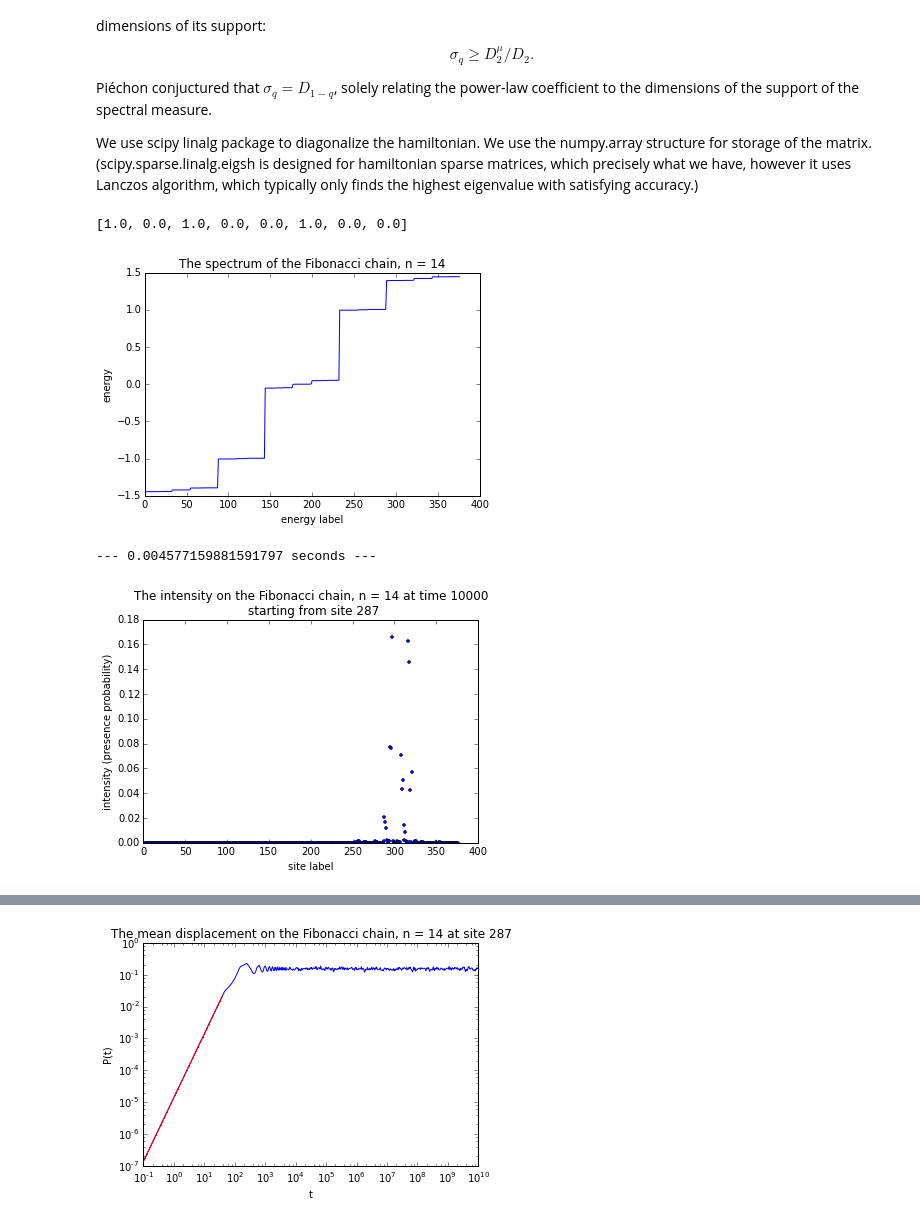
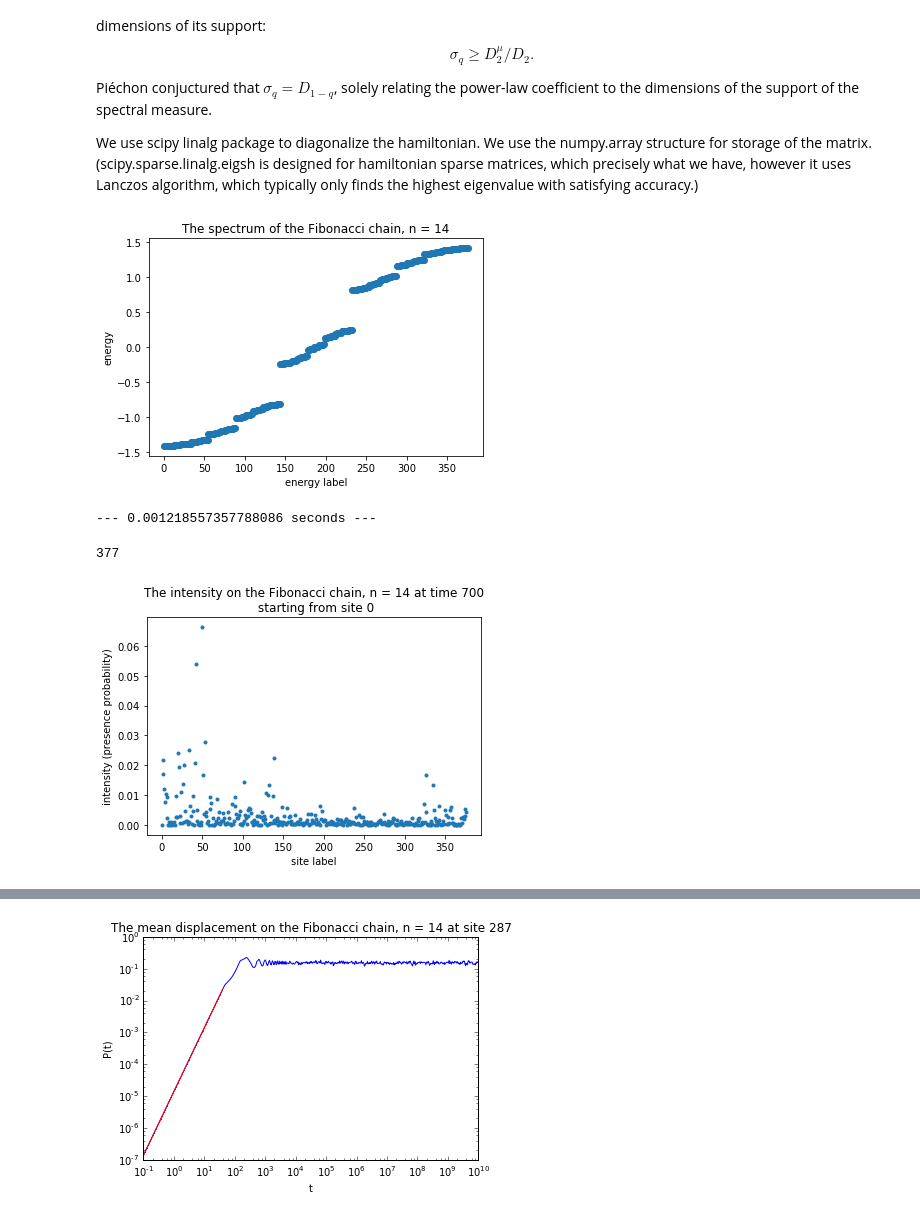
Before and after one commit to Yukee/spectrum_quasicrystals, a Jupyter notebook: Fibonacci/dynamics_wavepackets.ipynb, the cells around one changed output, grey strips where cells are left out. Drawn from its saved outputs; the diff is of its cells as text; code cells hidden in the pictures.

```diff
--- a/Fibonacci/dynamics_wavepackets.ipynb
+++ b/Fibonacci/dynamics_wavepackets.ipynb
@@ -39,7 +39,7 @@ import time
 """ build the Fibonacci tight-binding hamiltonian """
 
 # couplings
-tw = 0.
+tw = 0.1
 ts = 1.
 
 # compute Fibonacci numbers
@@ -53,7 +53,7 @@ def fib(n):
 om = 2./(1.+math.sqrt(5))
 
 # size
-n = 14
+n = 8
 L = fib(n)
 
 # jump amplitudes
@@ -72,20 +72,33 @@ for i in range(L-1):
 # there is 1 band above the diagonal, so a_band has shape (2,L)
 a_band = np.zeros((2,L))
 for i in range(L-1): a_band[0,i+1] = h[i,i+1]
+
+# jump amplitudes
+def jump(n, i, tw, ts):
+    p = fib(n-2)
+    q = fib(n-1)
+    L = fib(n)
+    if(i*q % L < p):return ts
+    else:return tw
+
+# build the hamiltonian (periodic boundary conditions)
+def hp(n, rho):
+    L = fib(n)
+    hp = np.zeros((L,L))
+    for i in range(L-1):
+        hp[i,i+1] = jump(n, i, rho, 1.)
+        hp[i+1,i] = hp[i,i+1]
+        hp[0,L-1] = jump(n, L-1, rho, 1.)
+        hp[L-1,0] = hp[0,L-1]
+    return hp
-# %%
-""" coupling sequence used by Alexandre """
-
-L=fib(6)
-[jump(i) for i in range(L-1)]+[tw]
-# %% [output]
-[1.0, 0.0, 1.0, 0.0, 0.0, 1.0, 0.0, 0.0]
 # %%
 """ compute the eigenvalues """
 
 # eigensystem for a banded hermitian matrix (our case!)
-#val, vec = linalg.eig_banded(a_band)
-# actually the eigh method for hamiltonian matrix is slightly faster than the banded method!
-val, vec = linalg.eigh(h)
+n = 14
+rho = .5
+L = fib(n)
+val, vec = linalg.eigh(hp(n, rho))
 # %%
 """ wow, such spectrum! much gaps! """
 
@@ -93,10 +106,10 @@ plt.title('The spectrum of the Fibonacci chain, n = ' + str(n))
 plt.xlabel('energy label')
 plt.ylabel('energy')
 #plt.axis([0,L+1,-2.,2.])
-plt.plot(val)
+plt.plot(val, 'o')
 plt.show()
 # %% [output]
-[figure, old version]
+[figure, new version]
 # %%
 """ compute the propagator and the on-site presence probability """
 
@@ -118,20 +131,24 @@ start_time = time.time()
 K(0,0)
 print("--- %s seconds ---" % (time.time() - start_time))
 # %% [output]
---- 0.004577159881591797 seconds ---
+--- 0.001218557357788086 seconds ---
+# %%
+len(val)
+# %% [output]
+377
 # %%
 """ wow, such intensity! much spreading! """
 
-x = 287
-t = 10**4
+x = 0
+t = 700
 plt.title('The intensity on the Fibonacci chain, n = '+str(n)+' at time '+str(t)+'\n starting from site '+str(x))
 plt.xlabel('site label')
 plt.ylabel('intensity (presence probability)')
 #plt.axis([-1,L+1,-2.,2.])
 plt.plot(I(t,x),'o',markersize=3.)
 plt.show()
 # %% [output]
-[figure, old version]
+[figure, new version]
 # %%
 """ compute the q-average at time t, starting site orig """
 
```
Also changed, not shown: parts of 4 cells of this notebook, 6 other files.
